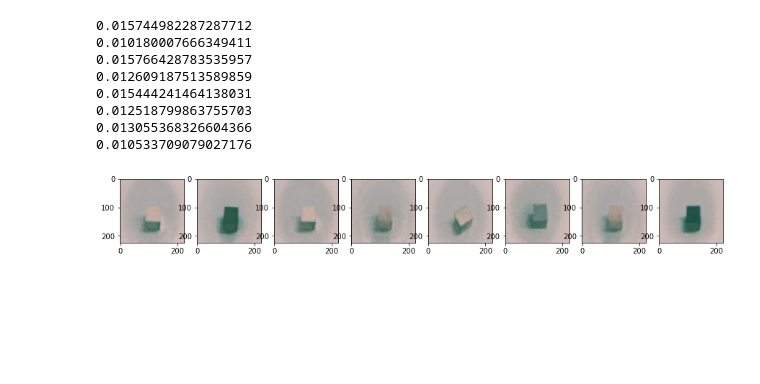
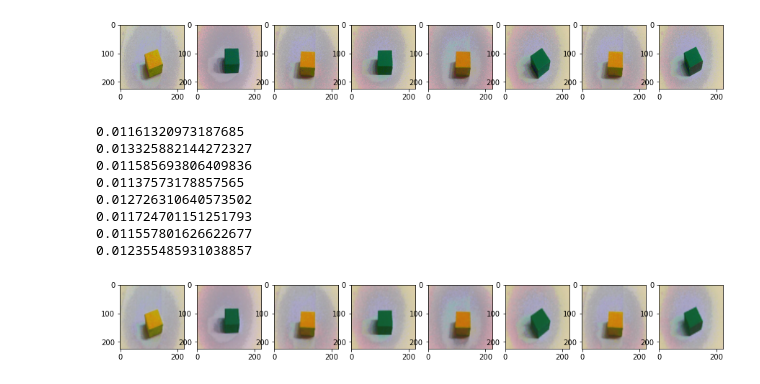
Before and after one commit to ehdbslee/CapstoneDesign-II-, a Jupyter notebook: FL.ipynb, the cells around one changed output. Saved outputs shown, nothing was run; the diff lists cells and outputs as text; code cells hidden in the pictures; blank space fills up the shorter version.

```diff
--- a/FL.ipynb
+++ b/FL.ipynb
@@ -340,23 +391,35 @@ plt.show()
 # %%
-model.cpu()
-abnormal_output = model(abnormal_images)
+normal_images, normal_labels = next(iter(normal_loader))
 
 fig = plt.figure(figsize=(15,3))
-for i, img, label in zip(range(batch_size), abnormal_output, abnormal_labels):
-    loss = criterion(img, abnormal_images)
+
+for i, img, label in zip(range(8), normal_images, normal_labels):
+    numpy_img = np.transpose(img.detach().numpy(), (1, 2, 0))
+    ax = fig.add_subplot(1, 8, i+1)
+    ax.imshow(numpy_img)
+plt.show()
+
+
+model.cpu()
+normal_output = model(normal_images)
+
+fig = plt.figure(figsize=(15,3))
+for i, img, label in zip(range(8), normal_output, normal_labels):
+    loss = criterion(img, normal_images)
     print(loss.item())
 
     numpy_img = np.transpose(img.detach().numpy(), (1, 2, 0))
-    ax = fig.add_subplot(1, batch_size, i+1)
+    ax = fig.add_subplot(1, 8, i+1)
     ax.imshow(numpy_img)
 plt.show()
 # %% [output]
+[figure, new version]
-0.015744982287287712
-0.010180007666349411
-0.015766428783535957
-0.012609187513589859
-0.015444241464138031
-0.012518799863755703
-0.013055368326604366
-0.010533709079027176
+0.01161320973187685
+0.013325882144272327
+0.011585693806409836
+0.01137573178857565
+0.012726310640573502
+0.011724701151251793
+0.011557801626622677
+0.012355485931038857
-[figure, old version]
+[figure, added]
```
Also changed, not shown: parts of 13 cells of this notebook, 3 other files.
